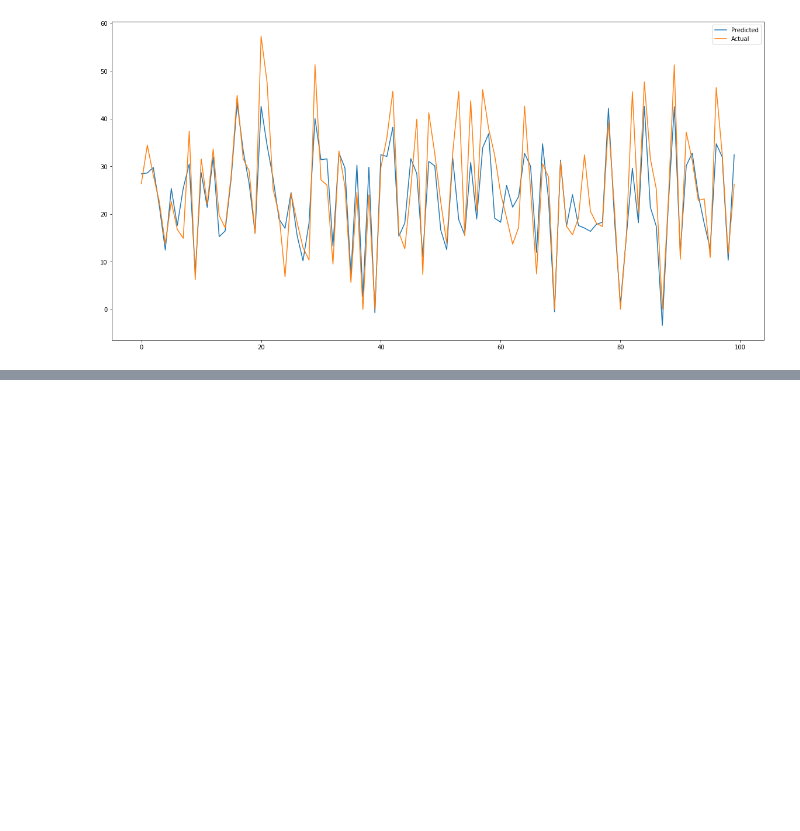
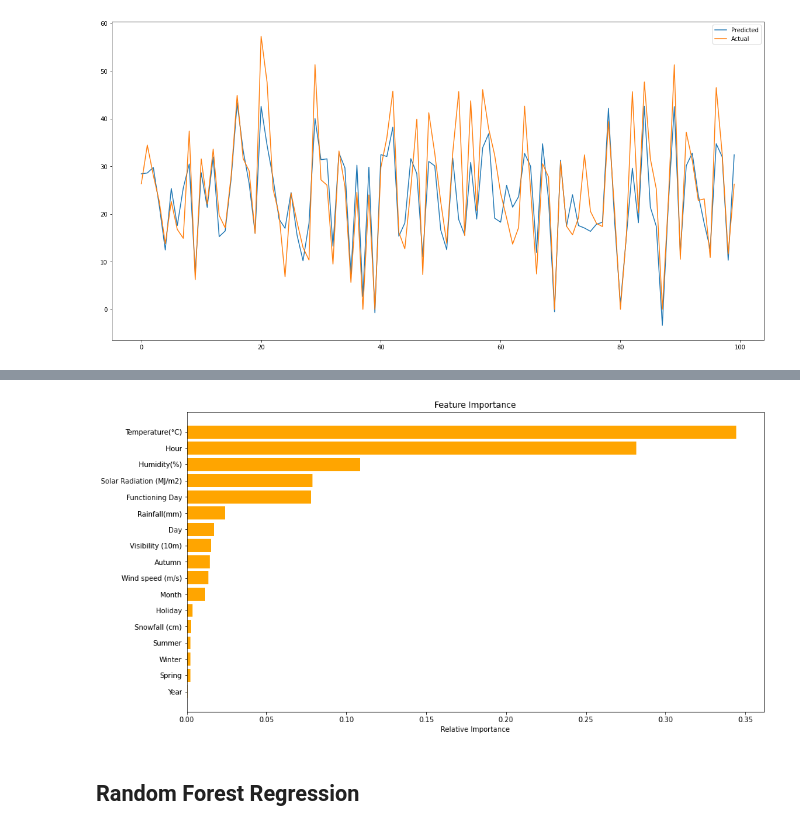
Before and after one commit to rashmipathrikar/bike-sharing-demand-prediction, a Jupyter notebook: Bike_sharing_demand_prediction_final_.ipynb, the cells around one changed output, grey strips where cells are left out. Cells and saved outputs as stored; diff of their text form; code cells hidden in the pictures; blank space fills up the shorter version.

```diff
--- a/Bike_sharing_demand_prediction_final_.ipynb
+++ b/Bike_sharing_demand_prediction_final_.ipynb
@@ -727,0 +750,7 @@ Adjusted R2 :  0.7066027365534919
+# %%
+#getting features importance of decision tree
+get_features_importance(dt_model,X_train)
+# %% [output]
+[figure, added]
+# %% [markdown]
+## Random Forest Regression
```
Also changed, not shown: parts of 19 cells of this notebook.
